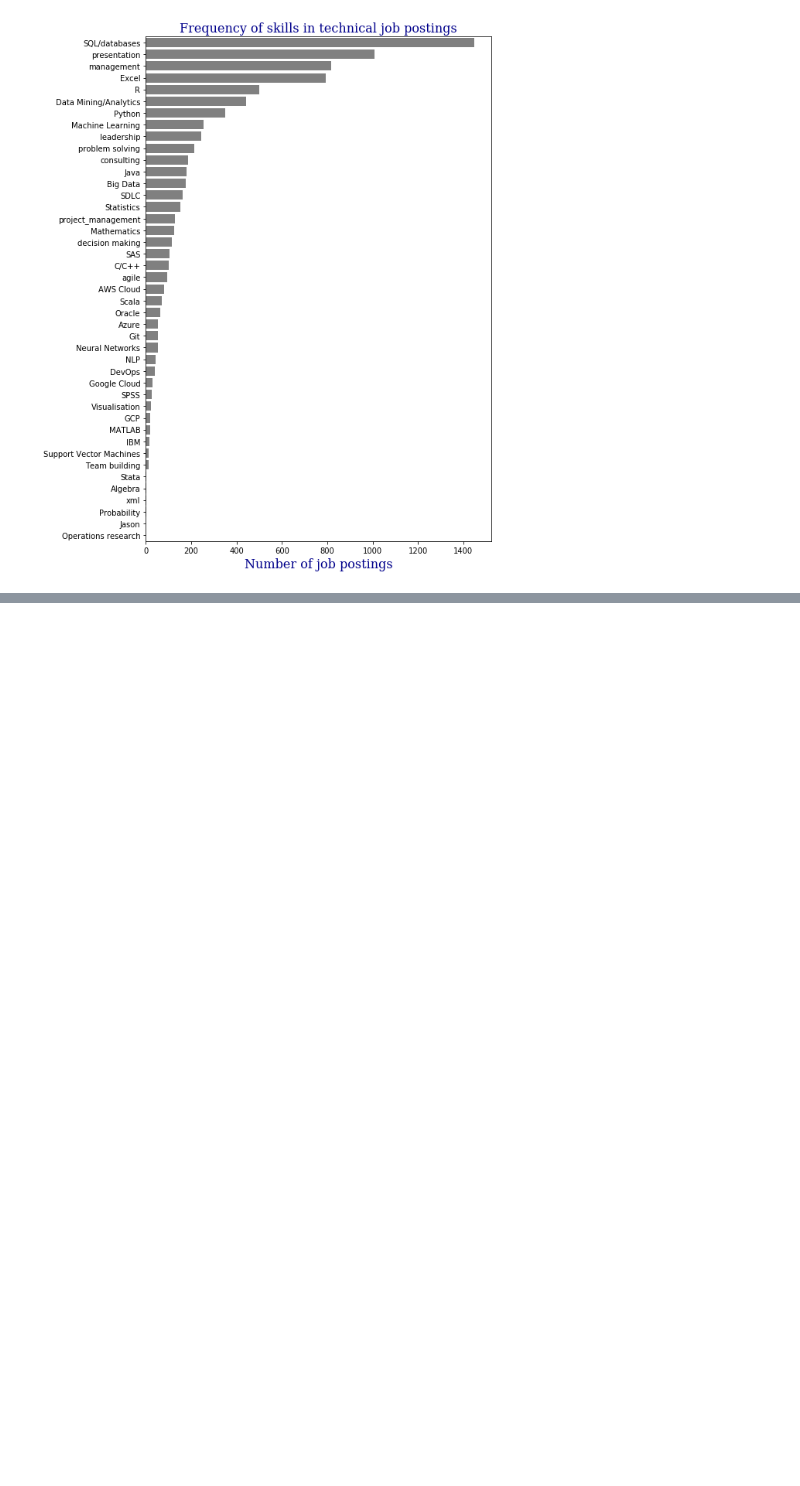
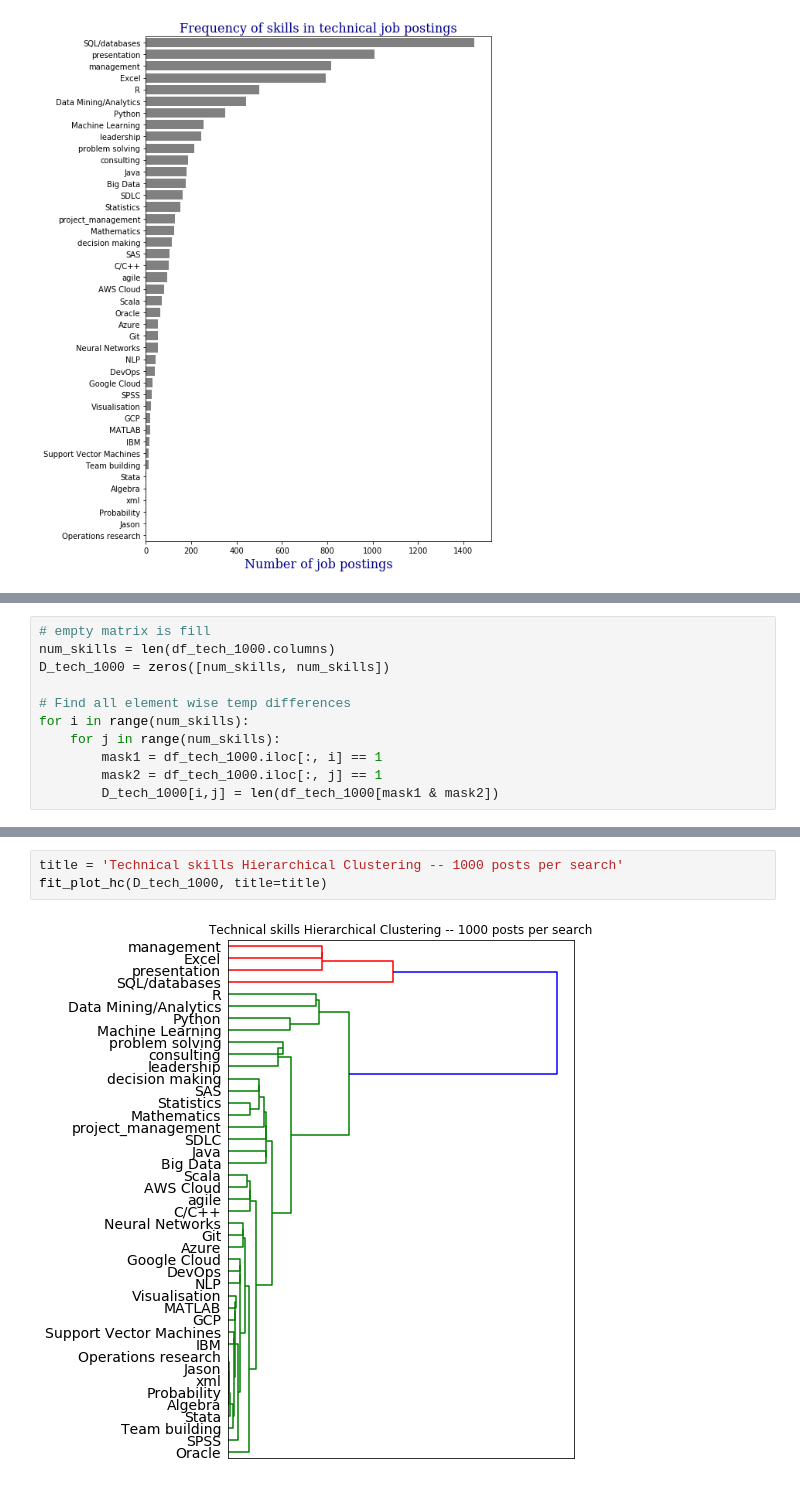
Before and after one commit to stepan-o/data-science-program-design, a Jupyter notebook: final_jupyter_notebook.ipynb, the cells around one changed output, grey strips where cells are left out. Cells and saved outputs as stored; diff of their text form; blank space fills up the shorter version.

```diff
--- a/final_jupyter_notebook.ipynb
+++ b/final_jupyter_notebook.ipynb
@@ -762,0 +869,11 @@ We use this information to design the curriculum of each course by teaching the
+# %%
+# empty matrix is fill
+num_skills = len(df_tech_1000.columns)
+D_tech_1000 = zeros([num_skills, num_skills])
+
+# Find all element wise temp differences
+for i in range(num_skills):
+    for j in range(num_skills):
+        mask1 = df_tech_1000.iloc[:, i] == 1
+        mask2 = df_tech_1000.iloc[:, j] == 1
+        D_tech_1000[i,j] = len(df_tech_1000[mask1 & mask2])
@@ -762,0 +904,5 @@ We use this information to design the curriculum of each course by teaching the
+# %%
+title = 'Technical skills Hierarchical Clustering -- 1000 posts per search'
+fit_plot_hc(D_tech_1000, title=title)
+# %% [output]
+[figure, added]
```
Also changed, not shown: parts of 28 cells of this notebook.
